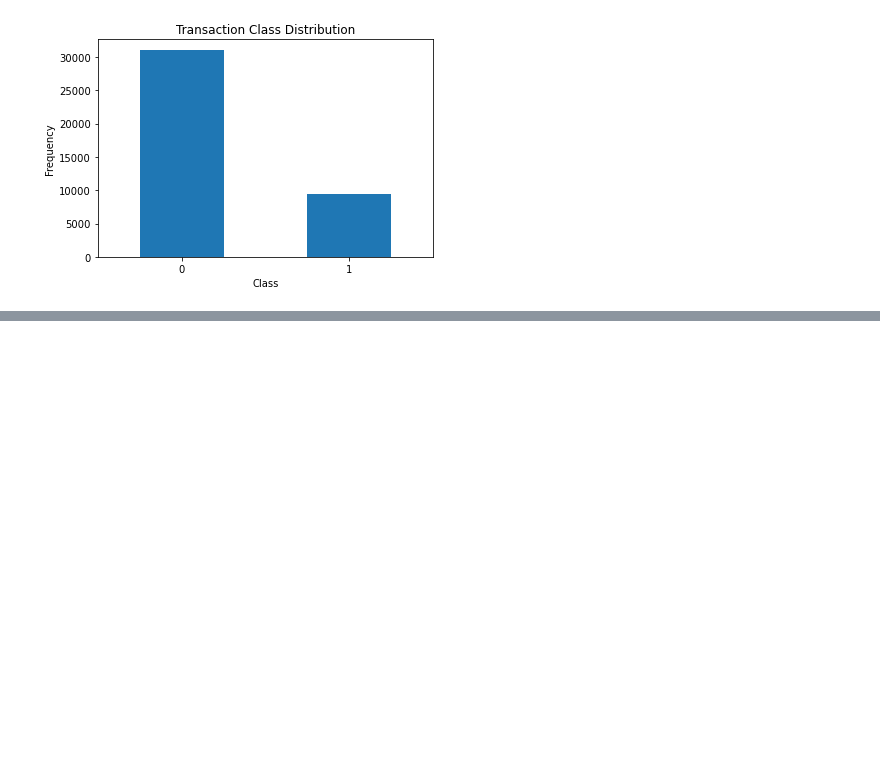
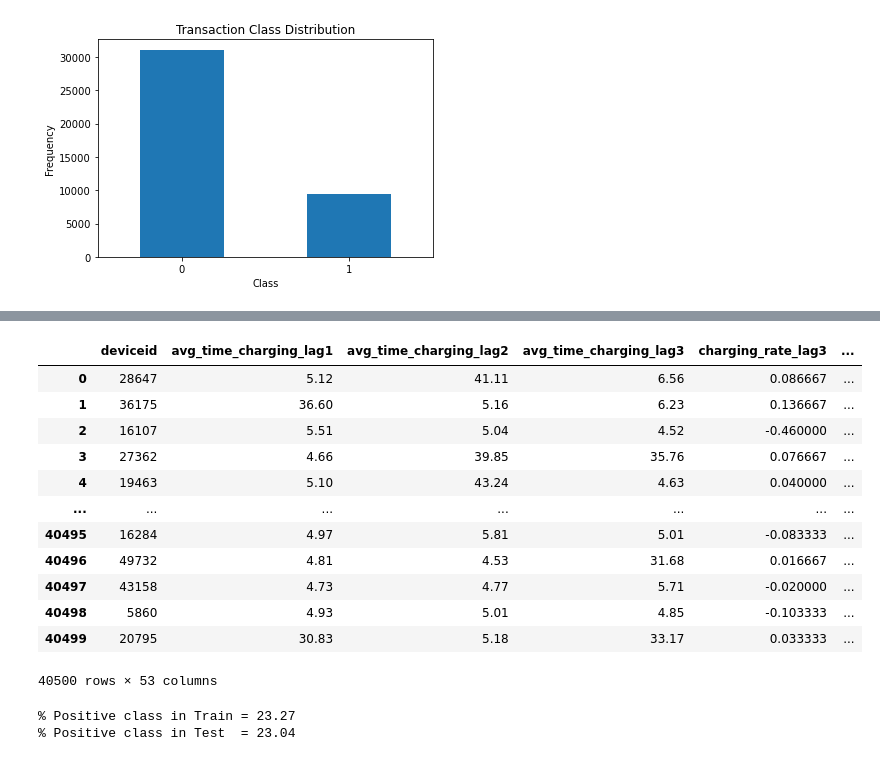
Before and after one commit to BalakumaranRKB/Baruch-Pitney-Bowes-Data-Challenge, a Jupyter notebook: EDA.ipynb, the cells around one changed output, grey strips where cells are left out. Cells and saved outputs as stored; diff of their text form; code cells hidden in the pictures; blank space fills up the shorter version.

```diff
--- a/EDA.ipynb
+++ b/EDA.ipynb
@@ -208,0 +220,2 @@ Name: Date Deployed, Length: 40500, dtype: object
+# %%
+df_train['LastRecord'] = pd.to_datetime(df_train['LastRecord'])
@@ -208,0 +237,2 @@ Name: Date Deployed, Length: 40500, dtype: object
+# %%
+df_train['Days'] = df_train['LastRecord'] - df_train['Date Deployed']
@@ -429,0 +376,2 @@ df_test_under.to_csv('cleaned_dataset_version3.csv')
+# %%
+df_train.drop(['Date Deployed','LastRecord'], axis=1, inplace=True)
@@ -429,0 +398,2 @@ df_test_under.to_csv('cleaned_dataset_version3.csv')
+# %%
+df_train['Days'] = df_train['Days'].astype('timedelta64[D]').astype(int)
@@ -429,0 +466,31 @@ df_test_under.to_csv('cleaned_dataset_version3.csv')
+# %%
+df_train
+# %% [output]
+|  | deviceid | avg_time_charging_lag1 | avg_time_charging_lag2 | avg_time_charging_lag3 | charging_rate_lag3 | ... |
+| 0 | 28647 | 5.12 | 41.11 | 6.56 | 0.086667 | ... |
+| 1 | 36175 | 36.60 | 5.16 | 6.23 | 0.136667 | ... |
+| 2 | 16107 | 5.51 | 5.04 | 4.52 | -0.460000 | ... |
+| 3 | 27362 | 4.66 | 39.85 | 35.76 | 0.076667 | ... |
+| 4 | 19463 | 5.10 | 43.24 | 4.63 | 0.040000 | ... |
+| ... | ... | ... | ... | ... | ... | ... |
+| 40495 | 16284 | 4.97 | 5.81 | 5.01 | -0.083333 | ... |
+| 40496 | 49732 | 4.81 | 4.53 | 31.68 | 0.016667 | ... |
+| 40497 | 43158 | 4.73 | 4.77 | 5.71 | -0.020000 | ... |
+| 40498 | 5860 | 4.93 | 5.01 | 4.85 | -0.103333 | ... |
+| 40499 | 20795 | 30.83 | 5.18 | 33.17 | 0.033333 | ... |
+40500 rows × 53 columns
+# %%
+from sklearn.model_selection import train_test_split
+
+X = df_scaled.drop(['deviceid','fail_7'], axis=1)
+y = df_scaled['fail_7']
+
+X_train, X_test, y_train, y_test = train_test_split(
+    X, y, test_size=0.25, random_state=42
+)
+
+print(f'''% Positive class in Train = {np.round(y_train.value_counts(normalize=True)[1] * 100, 2)}
+% Positive class in Test  = {np.round(y_test.value_counts(normalize=True)[1] * 100, 2)}''')
+# %% [output]
+% Positive class in Train = 23.27
+% Positive class in Test  = 23.04
```
Also changed, not shown: parts of 55 cells of this notebook.
